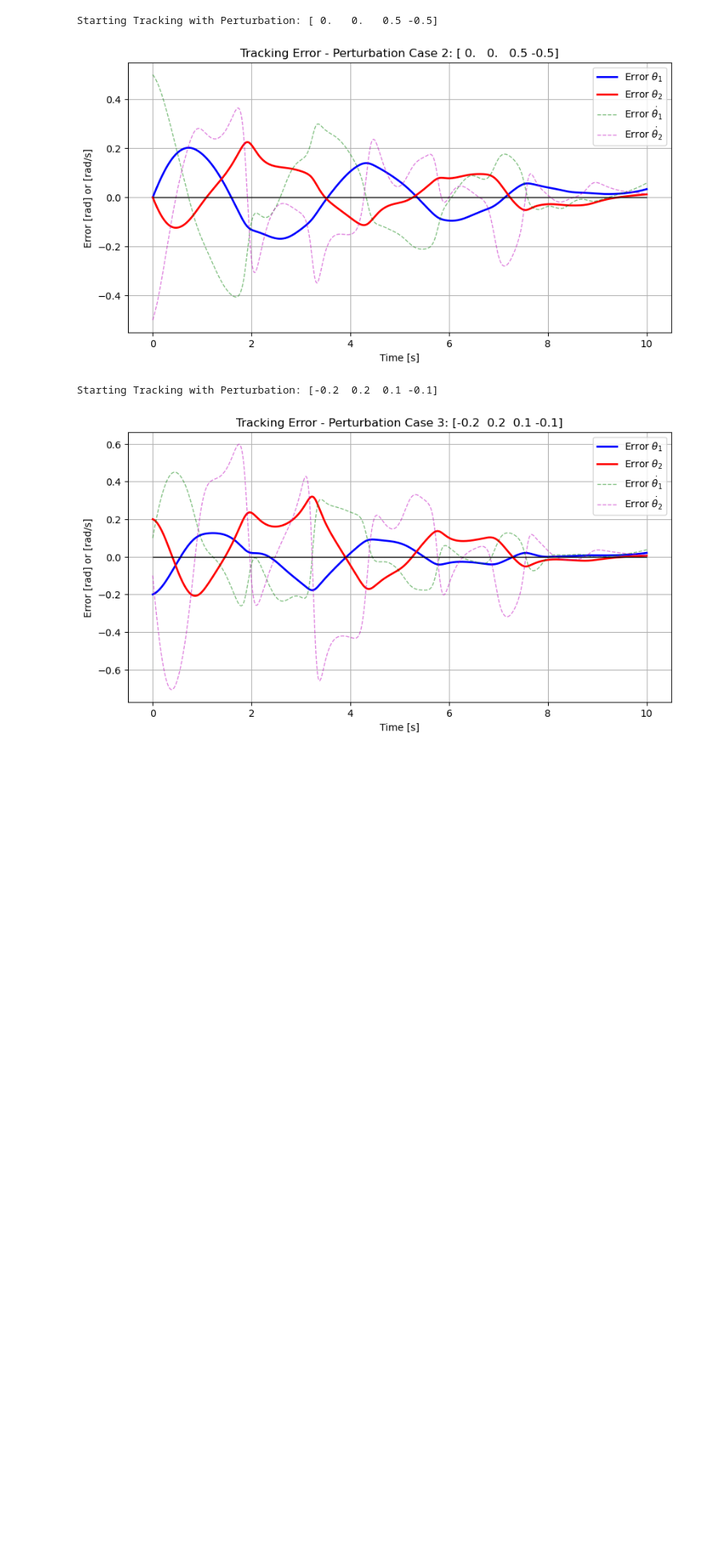
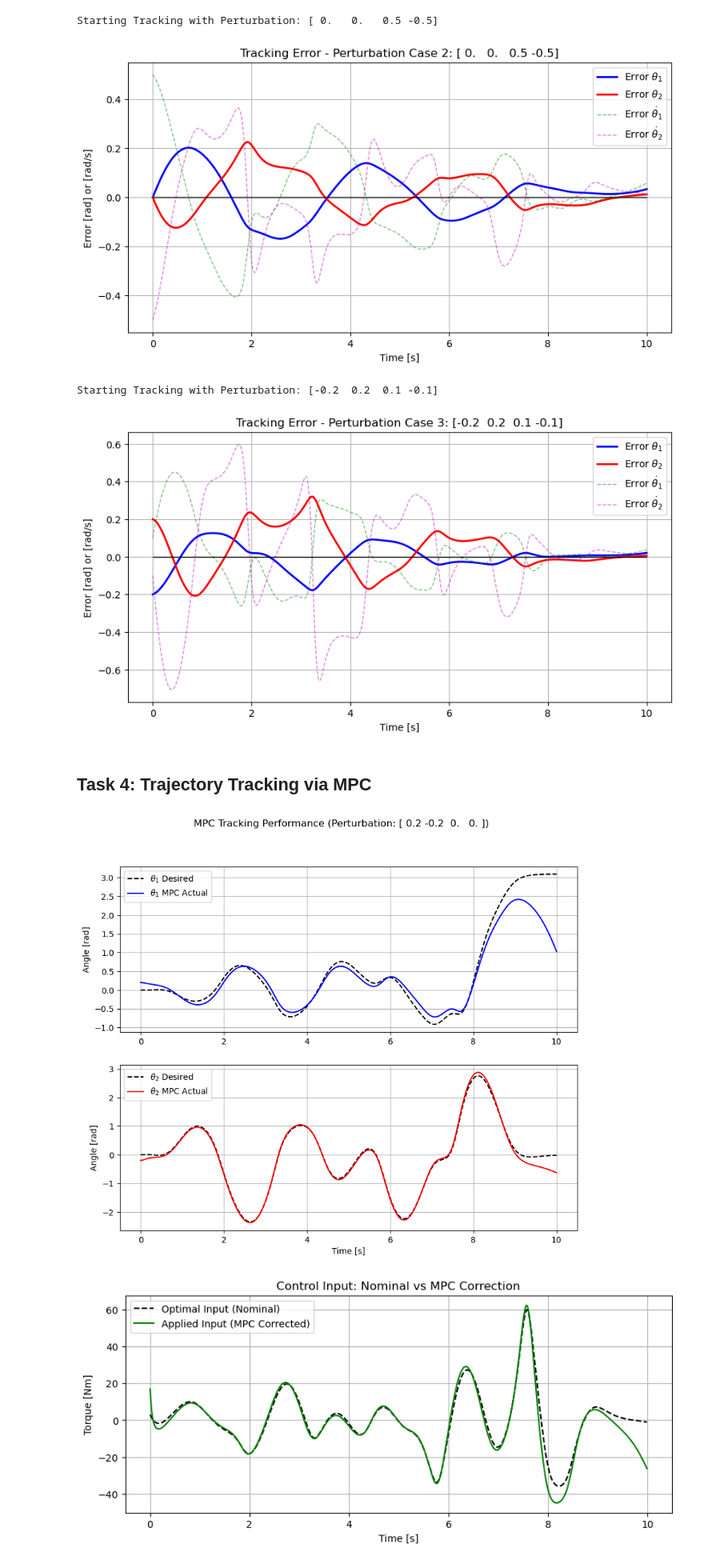
Before and after one commit to rubengilmartinez/acrobot-swingup-engine-optcon, a Jupyter notebook: notebooks/gymast_robot.ipynb, the cells around one changed output. Shown at 80% size. Saved outputs shown, nothing was run; the diff lists cells and outputs as text; code cells hidden in the pictures; blank space fills up the shorter version.

Commit message:
First approaches for the task 4

```diff
--- a/notebooks/gymast_robot.ipynb
+++ b/notebooks/gymast_robot.ipynb
@@ -929,9 +934,6 @@ class NewtonSolver_Smooth:
     def generate_natural_reference(self):
         """
         Generates a "Physically Inspired" reference.
-        - Phase 1: Oscillates to suggest energy pumping.
-        - Phase 2: Smoothly rises to the upright equilibrium.
-        This reduces the conflict between the cost function and the natural dynamics (constraints).
         """
         self.time_grid = np.linspace(0, self.T_horizon, self.N + 1)
         self.x_ref = np.zeros((self.N + 1, 4))
@@ -1028,8 +1030,6 @@ class NewtonSolver_Smooth:
         J += 0.5 * x_terminal_err.T @ self.Q_final @ x_terminal_err
 
         return J
-
-
 
 
 
@@ -1625,3 +1622,5 @@ Starting Tracking with Perturbation: [ 0.   0.   0.5 -0.5]
 [figure]
 Starting Tracking with Perturbation: [-0.2  0.2  0.1 -0.1]
 [figure]
+# %% [markdown]
+## **Task 4: Trajectory Tracking via MPC**
@@ -1627,0 +1729,46 @@ Starting Tracking with Perturbation: [-0.2  0.2  0.1 -0.1]
+# %%
+# Setup simulation with perturbation
+perturbation = np.array([0.2, -0.2, 0.0, 0.0])
+x_terminal = np.array([np.pi, 0.0, 0.0, 0.0])
+mpc = MPC_Tracker_Stable(robot, x_opt, u_opt, x_terminal)
+x_mpc, u_mpc = mpc.simulate(x_opt[0] + perturbation)
+
+time = np.linspace(0, 10, len(u_mpc) + 1)
+
+# --- GRAPH 1: Trajectory Performance ---
+fig1, ax1 = plt.subplots(2, 1, figsize=(10, 8))
+ax1[0].plot(time, x_opt[:, 0], 'k--', label=r'$\theta_1$ Desired')
+ax1[0].plot(time, x_mpc[:, 0], 'b', label=r'$\theta_1$ MPC Actual')
+ax1[0].set_ylabel('Angle [rad]')
+ax1[0].legend(); ax1[0].grid(True)
+
+ax1[1].plot(time, x_opt[:, 1], 'k--', label=r'$\theta_2$ Desired')
+ax1[1].plot(time, x_mpc[:, 1], 'r', label=r'$\theta_2$ MPC Actual')
+ax1[1].set_ylabel('Angle [rad]')
+ax1[1].set_xlabel('Time [s]')
+ax1[1].legend(); ax1[1].grid(True)
+plt.suptitle(f"MPC Tracking Performance (Perturbation: {perturbation})")
+
+# --- GRAPH 2: Optimal vs Applied Input ---
+plt.figure(figsize=(10, 4))
+plt.plot(time[:-1], u_opt, 'k--', label='Optimal Input (Nominal)')
+plt.plot(time[:-1], u_mpc, 'g', label='Applied Input (MPC Corrected)')
+plt.ylabel('Torque [Nm]'); plt.xlabel('Time [s]')
+plt.title("Control Input: Nominal vs MPC Correction")
+plt.legend(); plt.grid(True)
+
+# --- GRAPH 3: Error Tracking Breakdown ---
+error = x_mpc - x_opt
+plt.figure(figsize=(12, 6))
+plt.plot(time, error[:, 0], 'b', linewidth=2, label=r'Error $\theta_1$')
+plt.plot(time, error[:, 1], 'r', linewidth=2, label=r'Error $\theta_2$')
+plt.plot(time, error[:, 2], 'g--', alpha=0.5, label=r'Error $\dot{\theta}_1$')
+plt.plot(time, error[:, 3], 'm--', alpha=0.5, label=r'Error $\dot{\theta}_2$')
+plt.axhline(0, color='black', linewidth=1)
+plt.xlabel('Time [s]'); plt.ylabel('Error [rad] or [rad/s]')
+plt.title(f"Tracking Error - Perturbation: {perturbation}")
+plt.legend(); plt.grid(True)
+plt.show()
+# %% [output]
+[figure, added]
+[figure, added]
```
Also changed, not shown: parts of 10 cells of this notebook.
